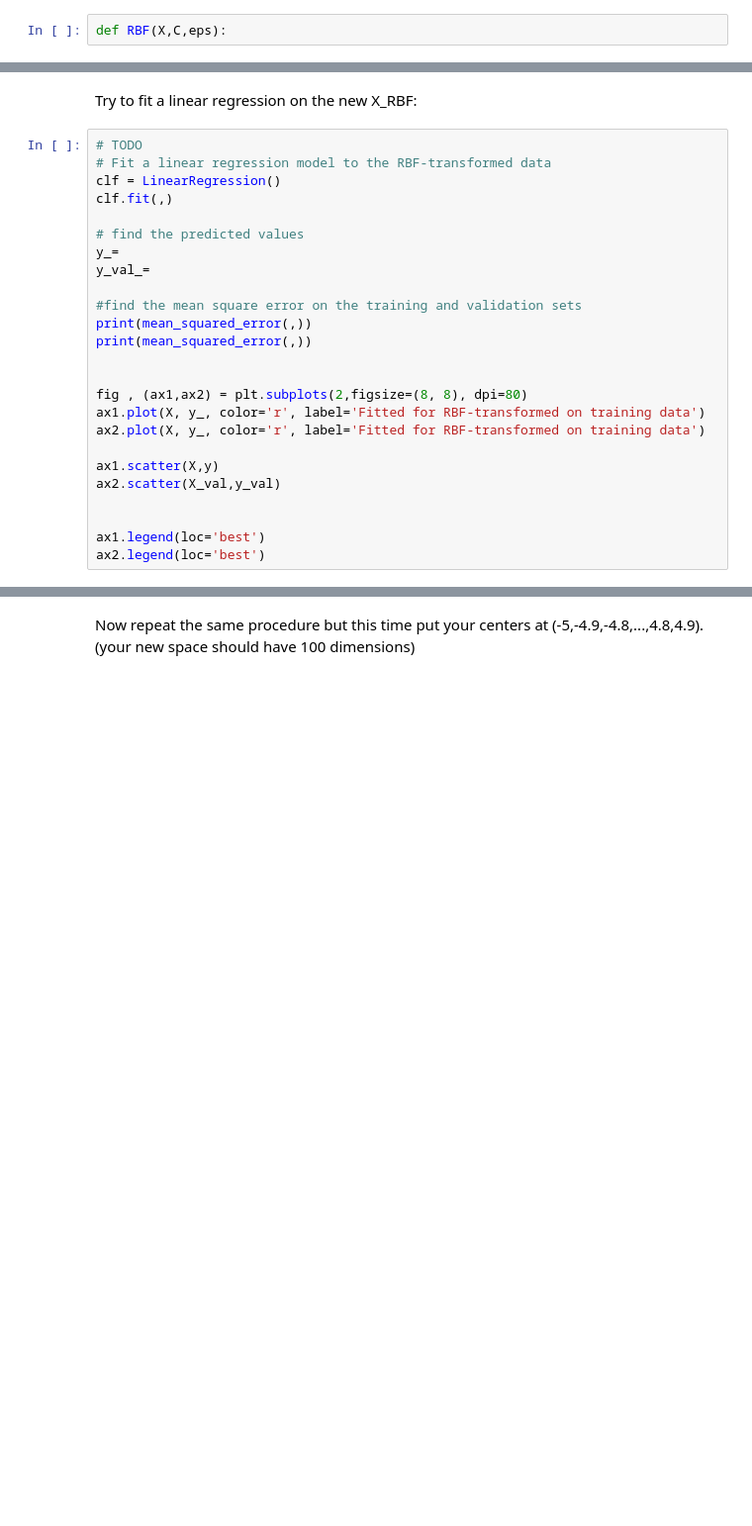
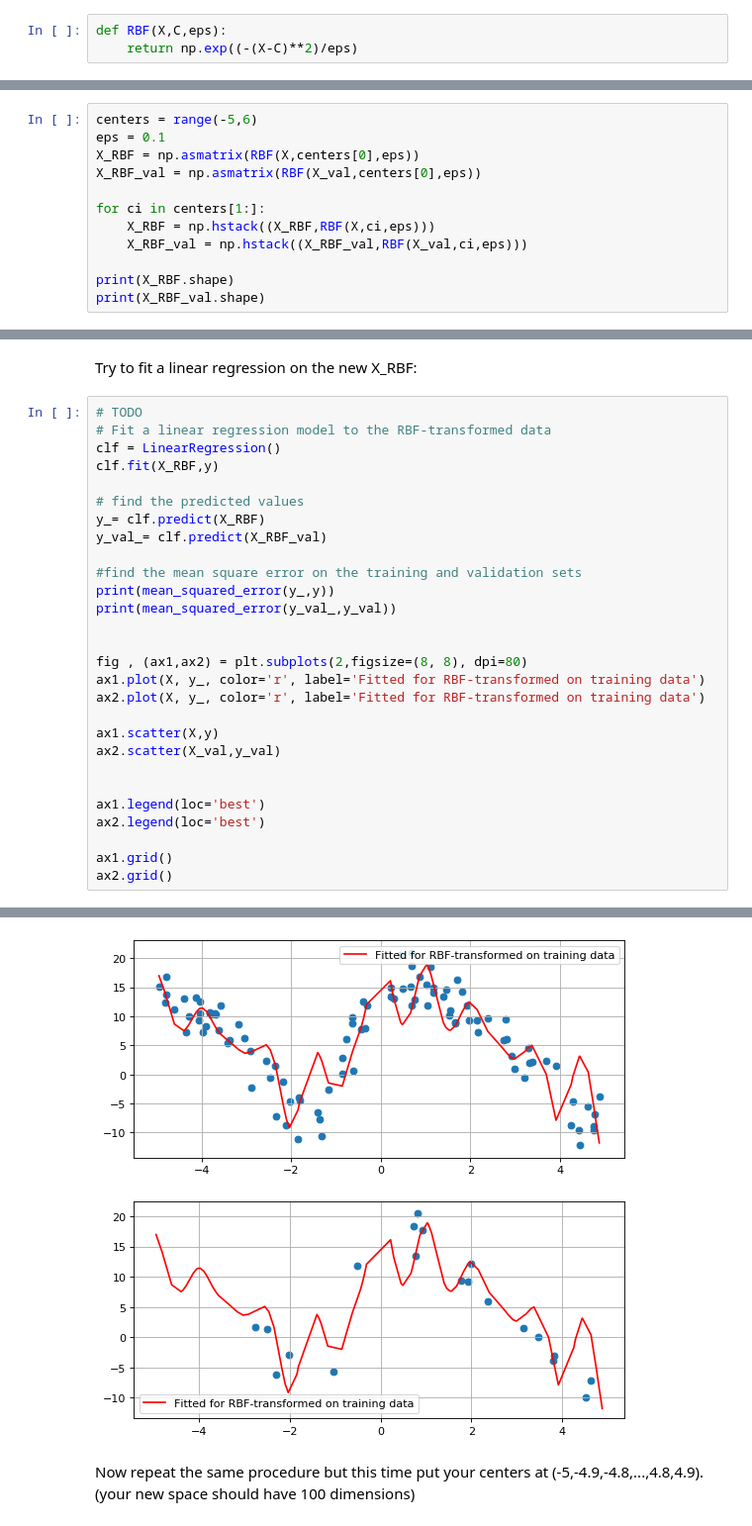
Before and after one commit to RakNoel/INF264, a Jupyter notebook: Ex2/LinearModels_ex2.ipynb, the cells around one changed output, grey strips where cells are left out. Shown: that part at 99% size. Drawn from its saved outputs; the diff is of its cells as text; blank space fills up the shorter version.

```diff
--- a/Ex2/LinearModels_ex2.ipynb
+++ b/Ex2/LinearModels_ex2.ipynb
@@ -259,6 +379,7 @@ ax2.plot(X_val,y_val_,color='r')
 Now define an RBF function as your basis function
 # %%
 def RBF(X,C,eps):
+    return np.exp((-(X-C)**2)/eps)
 # %% [markdown]
 Transform datapoints according to the RBF functions with centers at (-5,-4,...,4,5) with epsilon of 0.1 to a 11-dimensional space (number of colums = 11):
 ##### Hint:
@@ -273,0 +387,12 @@ print(X_RBF_val.shape)
+# %%
+centers = range(-5,6)
+eps = 0.1
+X_RBF = np.asmatrix(RBF(X,centers[0],eps))
+X_RBF_val = np.asmatrix(RBF(X_val,centers[0],eps))
+
+for ci in centers[1:]:
+    X_RBF = np.hstack((X_RBF,RBF(X,ci,eps)))
+    X_RBF_val = np.hstack((X_RBF_val,RBF(X_val,ci,eps)))
+
+print(X_RBF.shape)
+print(X_RBF_val.shape)
@@ -277,15 +405,15 @@ Try to fit a linear regression on the new X_RBF:
 # TODO
 # Fit a linear regression model to the RBF-transformed data
 clf = LinearRegression()
-clf.fit(,)
+clf.fit(X_RBF,y)
 
 # find the predicted values
-y_=
-y_val_=
+y_= clf.predict(X_RBF)
+y_val_= clf.predict(X_RBF_val)
 
 #find the mean square error on the training and validation sets
-print(mean_squared_error(,))
-print(mean_squared_error(,))
+print(mean_squared_error(y_,y))
+print(mean_squared_error(y_val_,y_val))
 
 
 fig , (ax1,ax2) = plt.subplots(2,figsize=(8, 8), dpi=80)
@@ -298,3 +426,7 @@ ax2.scatter(X_val,y_val)
 
 ax1.legend(loc='best')
 ax2.legend(loc='best')
+
+ax1.grid()
+ax2.grid()
+# %% [output]
@@ -301,2 +435,3 @@ ax2.legend(loc='best')
+[figure, added]
 # %% [markdown]
 Now repeat the same procedure but this time put your centers at (-5,-4.9,-4.8,...,4.8,4.9). (your new space should have 100 dimensions)
```
Also changed, not shown: parts of 21 cells of this notebook.
